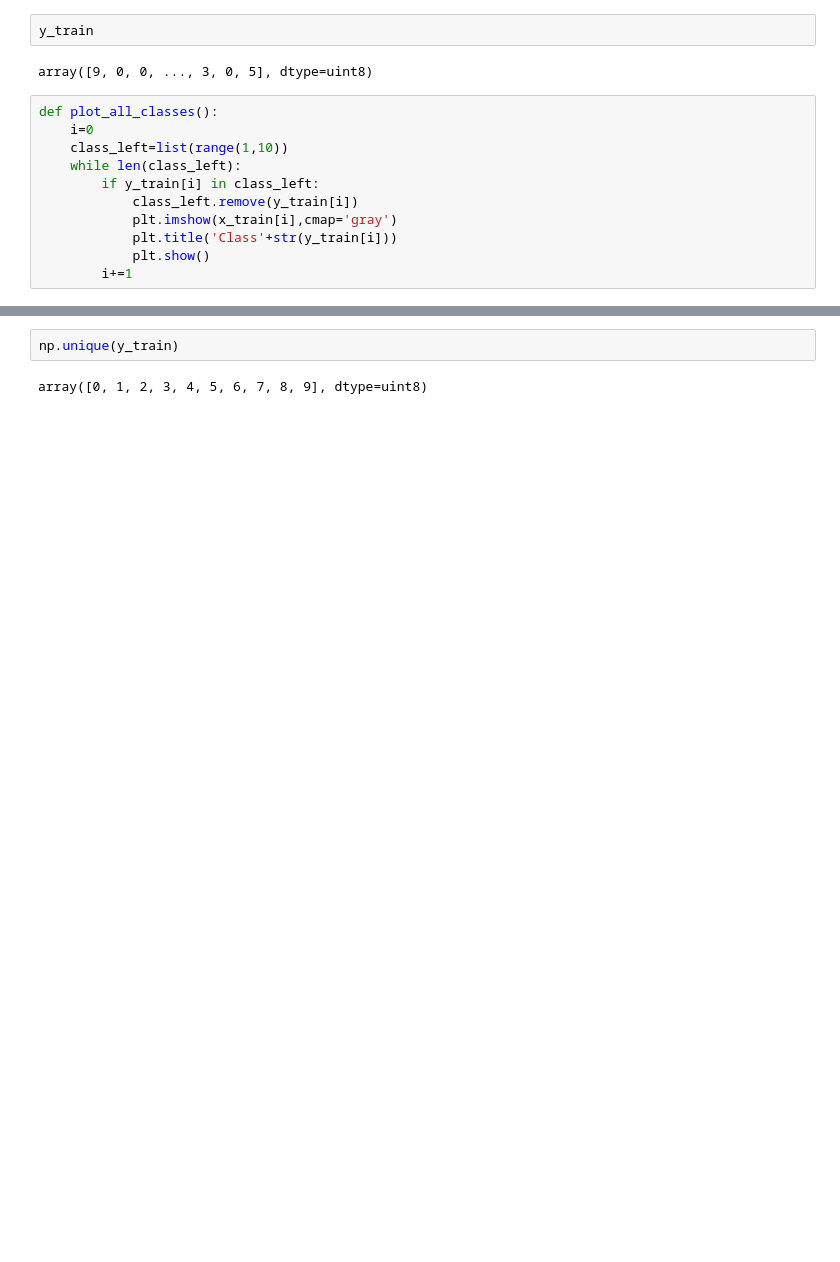
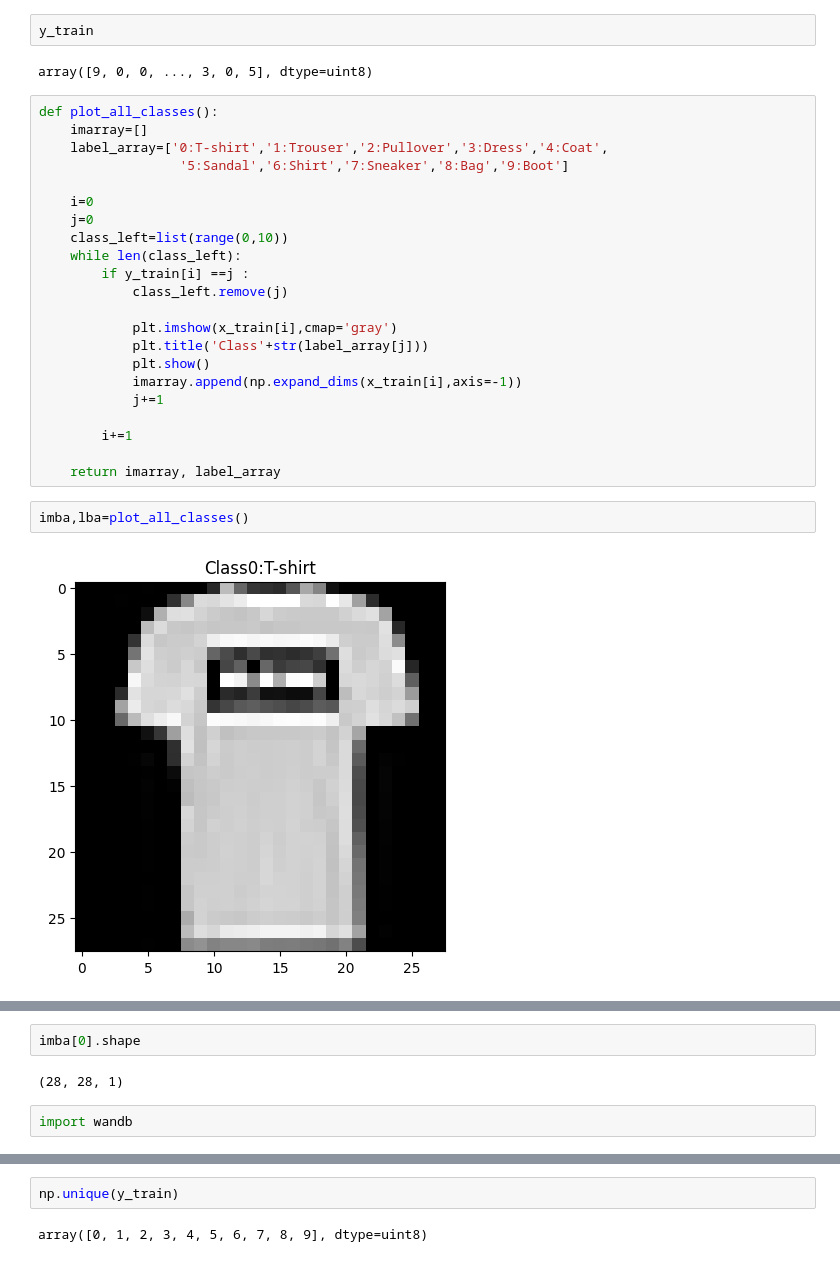
Before and after one commit to Pragalbhv/Deep-Learning, a Jupyter notebook: Data.ipynb, the cells around one changed output, grey strips where cells are left out. Drawn from its saved outputs; the diff is of its cells as text; blank space fills up the shorter version.

Commit message:
Add files via upload
Added wandb logger

```diff
--- a/Data.ipynb
+++ b/Data.ipynb
@@ -25,12 +33,27 @@ y_train
 array([9, 0, 0, ..., 3, 0, 5], dtype=uint8)
 # %%
 def plot_all_classes():
+    imarray=[]
+    label_array=['0:T-shirt','1:Trouser','2:Pullover','3:Dress','4:Coat',
+                  '5:Sandal','6:Shirt','7:Sneaker','8:Bag','9:Boot']
+
     i=0
-    class_left=list(range(1,10))
+    j=0
+    class_left=list(range(0,10))
     while len(class_left):
-        if y_train[i] in class_left:
-            class_left.remove(y_train[i])
+        if y_train[i] ==j :
+            class_left.remove(j)
+
             plt.imshow(x_train[i],cmap='gray')
-            plt.title('Class'+str(y_train[i]))
+            plt.title('Class'+str(label_array[j]))
             plt.show()
+            imarray.append(np.expand_dims(x_train[i],axis=-1))
+            j+=1
+
         i+=1
+
+    return imarray, label_array
+# %%
+imba,lba=plot_all_classes()
+# %% [output]
+[figure, added]
@@ -36,0 +69,6 @@ def plot_all_classes():
+# %%
+imba[0].shape
+# %% [output]
+(28, 28, 1)
+# %%
+import wandb
```
Also changed, not shown: parts of 6 cells of this notebook.
